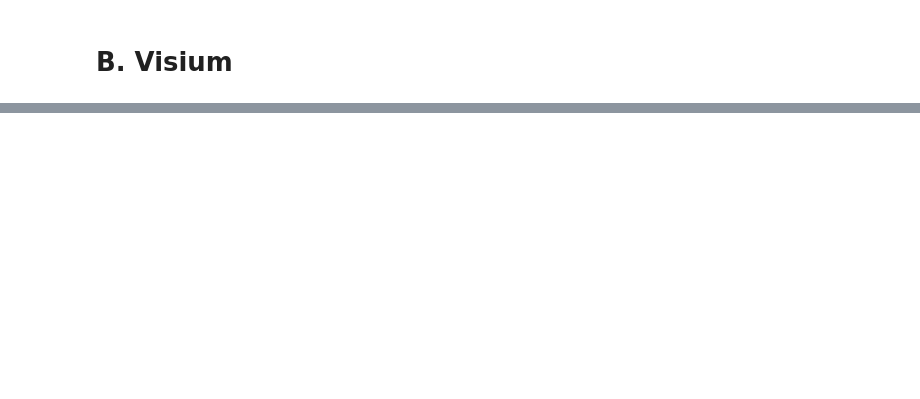
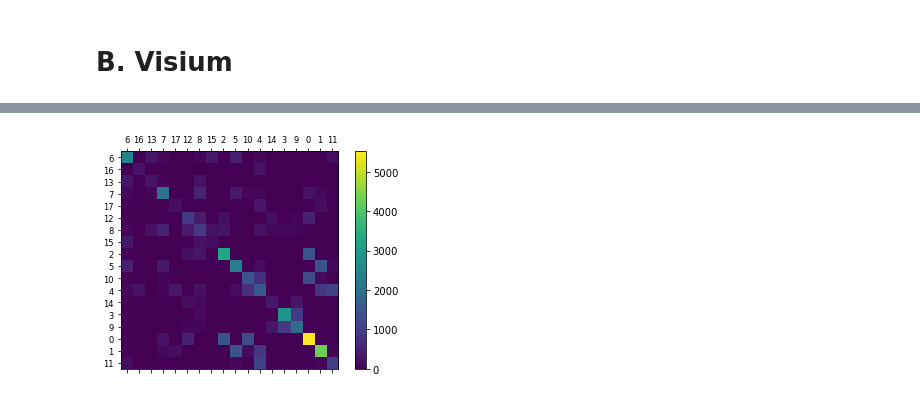
Before and after one commit to scverse/squidpy, a Jupyter notebook: notebooks/centrality_measures.ipynb, the cells around one changed output, grey strips where cells are left out. Saved outputs shown, nothing was run; the diff lists cells and outputs as text; code cells hidden in the pictures; blank space fills up the shorter version.

```diff
--- a/notebooks/centrality_measures.ipynb
+++ b/notebooks/centrality_measures.ipynb
@@ -169,0 +87,4 @@ plot_cluster_centrality_scores(
+# %%
+cluster_interactions(adata,'leiden')
+# %% [output]
+[figure, added]
```
Also changed, not shown: parts of 23 cells of this notebook, 2 other files.
